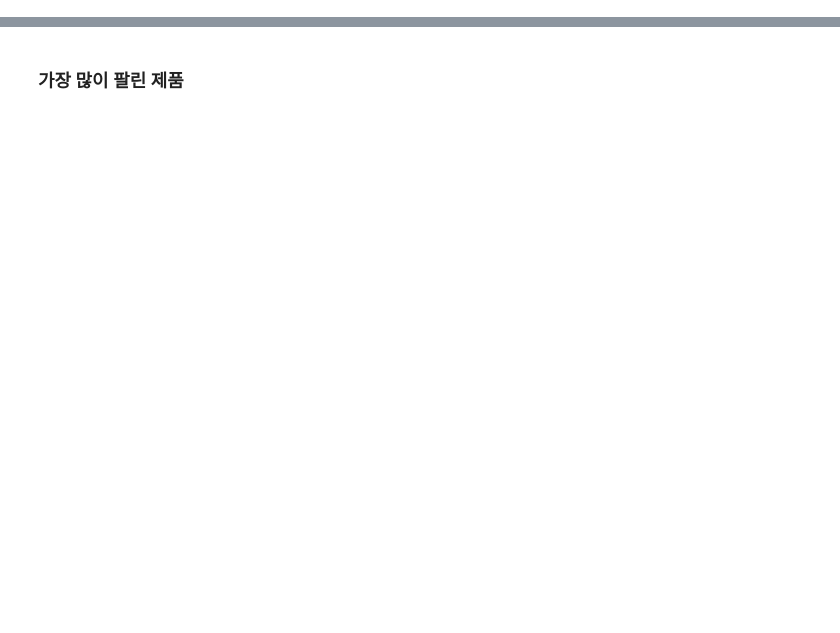
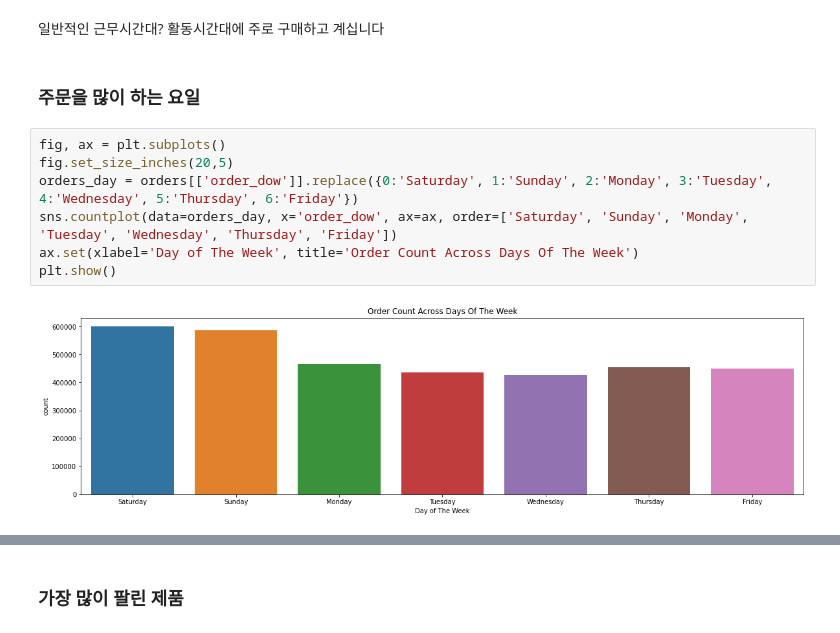
Before and after one commit to Chatti5115/aiffel_dataton, a Jupyter notebook: [D-01]Instacart.ipynb, the cells around one changed output, grey strips where cells are left out. Drawn from its saved outputs; the diff is of its cells as text; blank space fills up the shorter version.

```diff
--- a/[D-01]Instacart.ipynb
+++ b/[D-01]Instacart.ipynb
@@ -161,0 +87,13 @@ ax2.set(xlabel="Order Count", title="Count Of Items People Buy In Prior")
+# %% [markdown]
+일반적인 근무시간대? 활동시간대에 주로 구매하고 계십니다
+# %% [markdown]
+### 주문을 많이 하는 요일
+# %%
+fig, ax = plt.subplots()
+fig.set_size_inches(20,5)
+orders_day = orders[['order_dow']].replace({0:'Saturday', 1:'Sunday', 2:'Monday', 3:'Tuesday', 4:'Wednesday', 5:'Thursday', 6:'Friday'})
+sns.countplot(data=orders_day, x='order_dow', ax=ax, order=['Saturday', 'Sunday', 'Monday', 'Tuesday', 'Wednesday', 'Thursday', 'Friday'])
+ax.set(xlabel='Day of The Week', title='Order Count Across Days Of The Week')
+plt.show()
+# %% [output]
+[figure, added]
```
Also changed, not shown: parts of 82 cells of this notebook.
